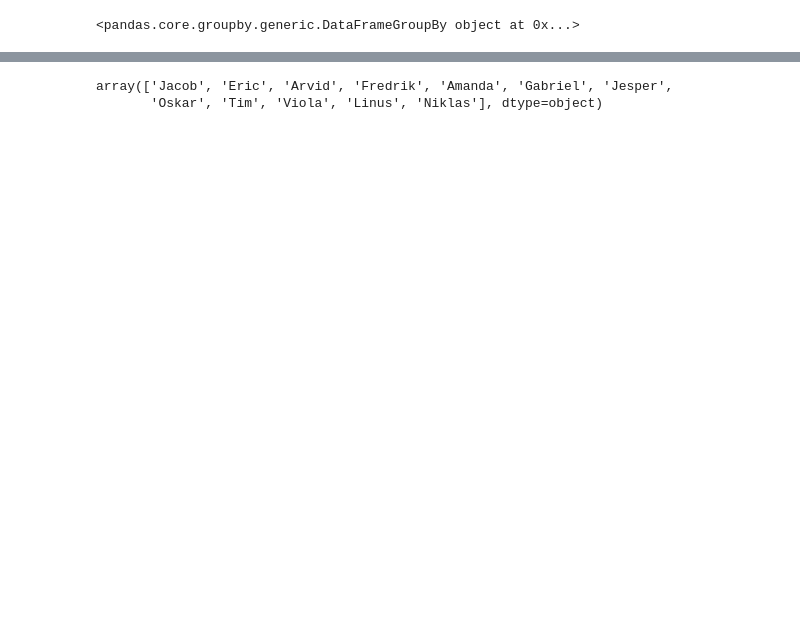
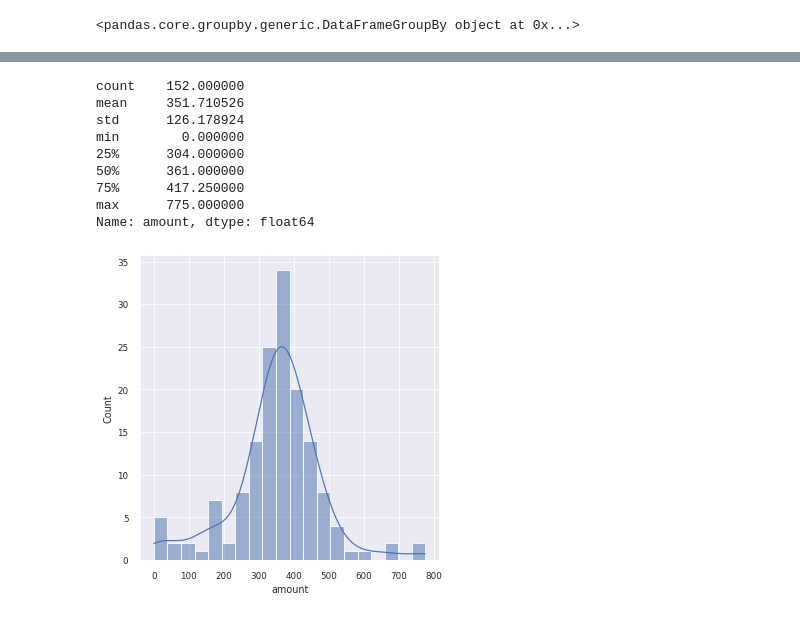
Before and after one commit to LinusOstlund/kex, a Jupyter notebook: main.ipynb, the cells around one changed output, grey strips where cells are left out. Cells and saved outputs as stored; diff of their text form; code cells hidden in the pictures; blank space fills up the shorter version.

```diff
--- a/main.ipynb
+++ b/main.ipynb
@@ -515,9 +588,26 @@ repos
 # %%
+# https://seaborn.pydata.org/tutorial/distributions.html
+
 df = pd.read_csv("data/processed/student-violations-data.csv")
 
 #df = df.drop(df.loc[df['ta']=="tobias"].index, inplace=True)
 df = df[df["ta"] != "Tobias"]
-df["ta"].unique()
+df = df[df["ta"] != "Viola"]
+
+dist=df.groupby(["student"])["amount"].sum().sort_values()
+
+g = sn.displot(data=dist,bins=20,kde=True)
+#g.plot_marginals(sn.rugplot, color="r", height=-.15, clip_on=False)
+#sn.displot(data=dist, kind="ecdf")
+dist.describe()
 # %% [output]
-array(['Jacob', 'Eric', 'Arvid', 'Fredrik', 'Amanda', 'Gabriel', 'Jesper',
-       'Oskar', 'Tim', 'Viola', 'Linus', 'Niklas'], dtype=object)
+count    152.000000
+mean     351.710526
+std      126.178924
+min        0.000000
+25%      304.000000
+50%      361.000000
+75%      417.250000
+max      775.000000
+Name: amount, dtype: float64
+[figure, added]
```
Also changed, not shown: parts of 11 cells of this notebook.
